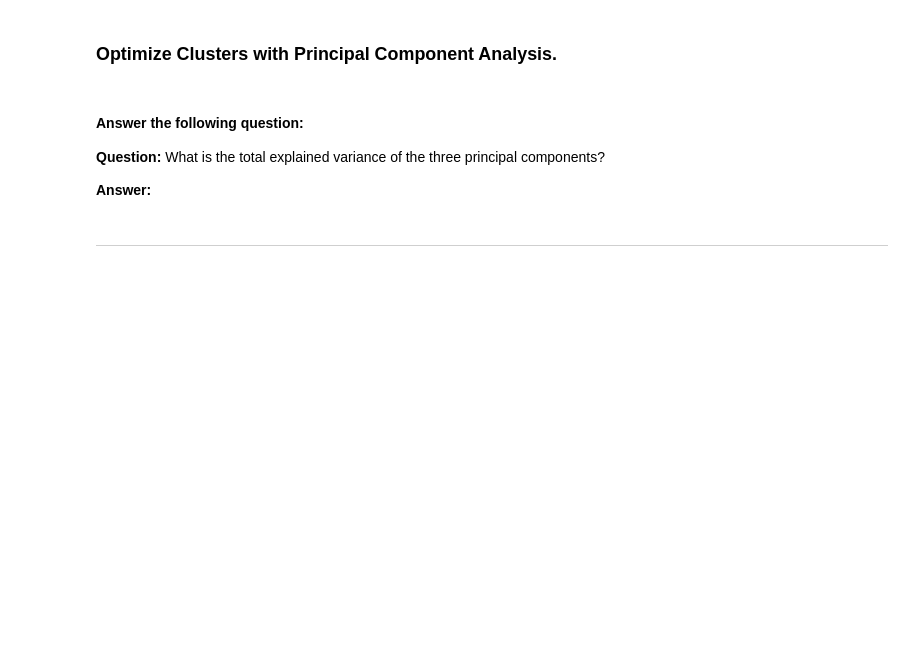
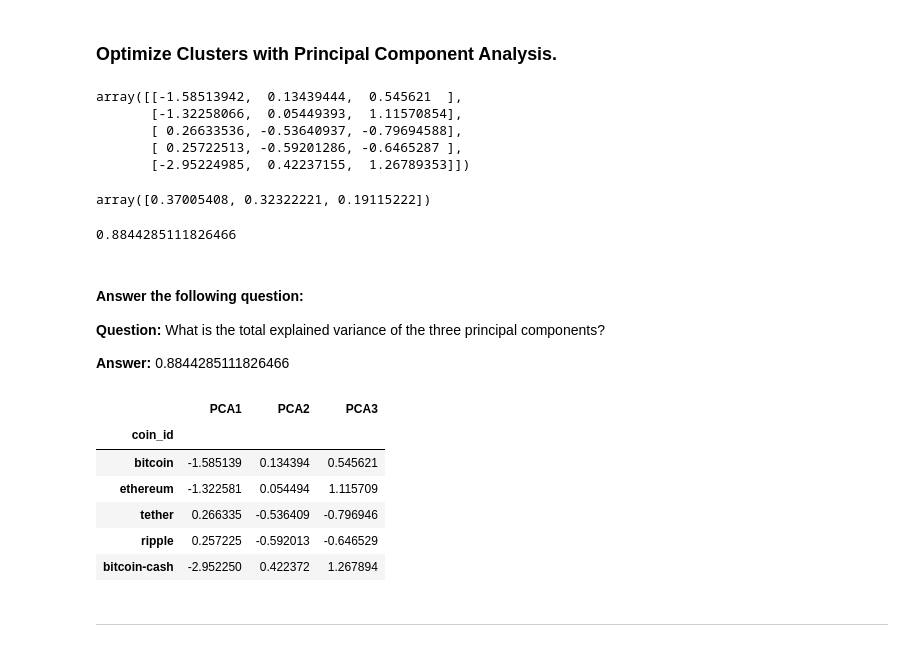
Before and after one commit to Faith-Hall/CryptoClustering, a Jupyter notebook: Code/Crypto_Clustering.ipynb, the cells around one changed output. Cells and saved outputs as stored; diff of their text form; code cells hidden in the pictures; blank space fills up the shorter version.

```diff
--- a/Code/Crypto_Clustering.ipynb
+++ b/Code/Crypto_Clustering.ipynb
@@ -216,32 +216,61 @@ predict_clusters.hvplot.scatter(
 ### Optimize Clusters with Principal Component Analysis.
 # %%
 # Create a PCA model instance and set `n_components=3`.
+pca = PCA(n_components=3)
 # %%
 # Use the PCA model with `fit_transform` to reduce to
 # three principal components.
-
+cluster_pca = pca.fit_transform(predict_clusters)
 # View the first five rows of the DataFrame.
+cluster_pca[:5]
+# %% [output]
+array([[-1.58513942,  0.13439444,  0.545621  ],
+       [-1.32258066,  0.05449393,  1.11570854],
+       [ 0.26633536, -0.53640937, -0.79694588],
+       [ 0.25722513, -0.59201286, -0.6465287 ],
+       [-2.95224985,  0.42237155,  1.26789353]])
 # %%
 # Retrieve the explained variance to determine how much information
 # can be attributed to each principal component.
+pca.explained_variance_ratio_
+# %% [output]
+array([0.37005408, 0.32322221, 0.19115222])
+# %%
+# Variance summary
+sum(pca.explained_variance_ratio_)
+# %% [output]
+0.8844285111826466
 # %% [markdown]
 #### Answer the following question:
 
 **Question:** What is the total explained variance of the three principal components?
 
-**Answer:**
+**Answer:** 0.8844285111826466
 # %%
 # Create a new DataFrame with the PCA data.
-
-# Creating a DataFrame with the PCA data
+cluster_pca_df = pd.DataFrame(
+    cluster_pca,
+    columns = ["PCA1", "PCA2", "PCA3"]
+)
+cluster_pca_df
 
 # Copy the crypto names from the original data
-
+cluster_pca_df['coin_id'] = list(predict_clusters.index)
+cluster_pca_df
 
 # Set the coinid column as index
-
+cluster_pca_df = cluster_pca_df.set_index('coin_id')
 
 # Display sample data
+cluster_pca_df.head()
+# %% [output]
+|  | PCA1 | PCA2 | PCA3 |
+| coin_id |  |  |  |
+| bitcoin | -1.585139 | 0.134394 | 0.545621 |
+| ethereum | -1.322581 | 0.054494 | 1.115709 |
+| tether | 0.266335 | -0.536409 | -0.796946 |
+| ripple | 0.257225 | -0.592013 | -0.646529 |
+| bitcoin-cash | -2.952250 | 0.422372 | 1.267894 |
 # %% [markdown]
 ---
 # %% [markdown]
```
Also changed, not shown: parts of 15 cells of this notebook.
